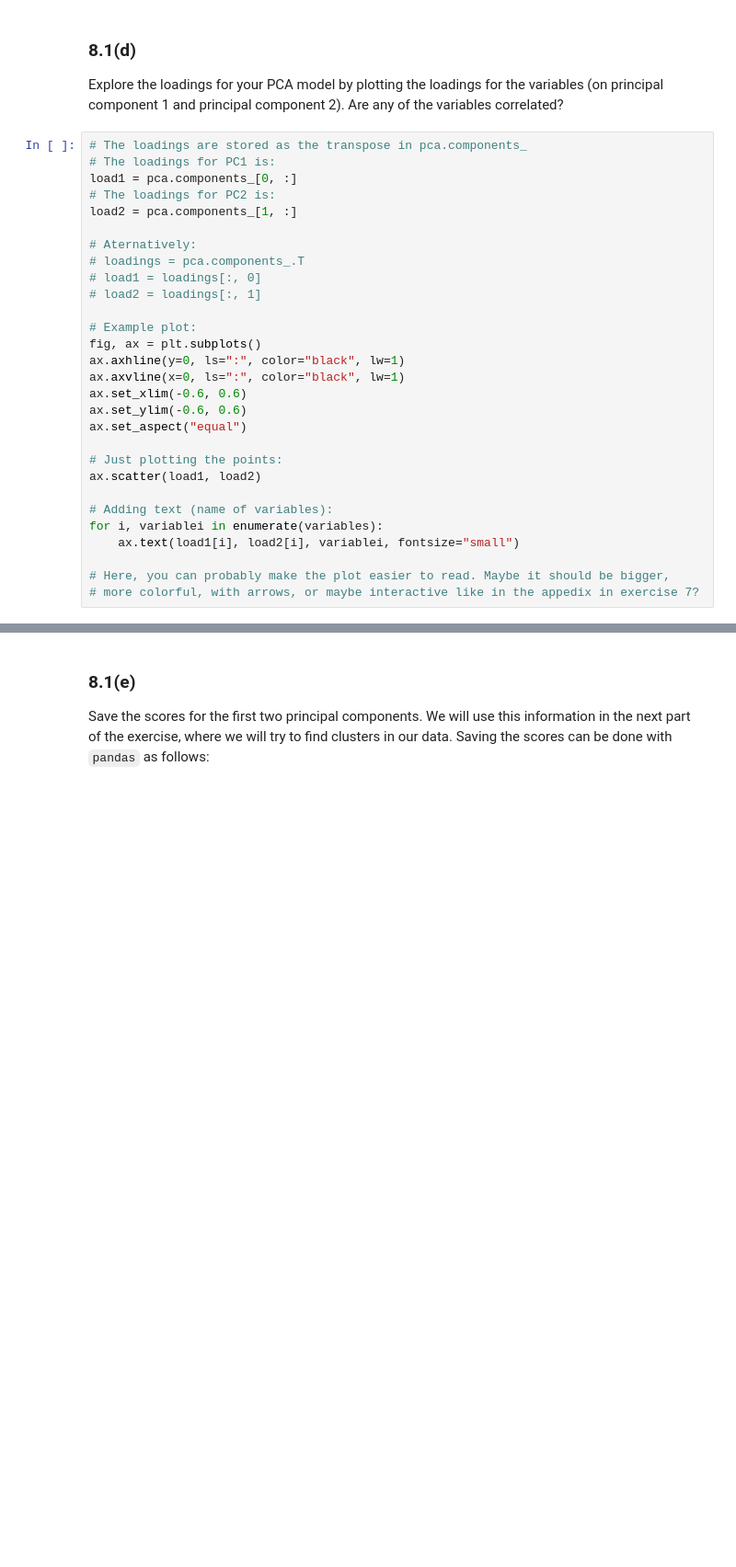
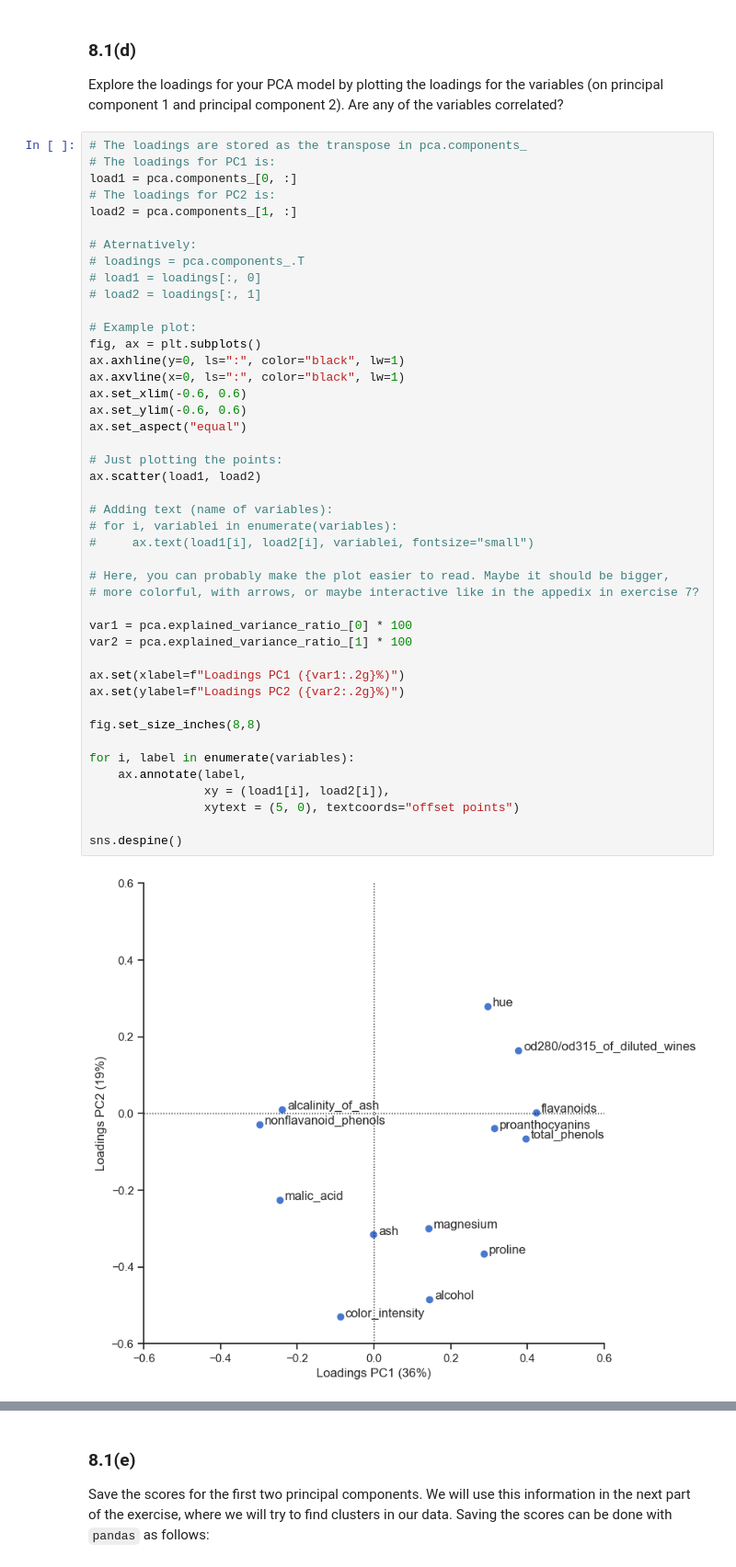
Before and after one commit to joachsob/chemometrics, a Jupyter notebook: exercises/08_Exercise_Set_8.ipynb, the cells around one changed output, grey strips where cells are left out. Shown at 92% size. Cells and saved outputs as stored; diff of their text form; blank space fills up the shorter version.

```diff
--- a/exercises/08_Exercise_Set_8.ipynb
+++ b/exercises/08_Exercise_Set_8.ipynb
@@ -253,29 +293,46 @@ principal component 2). Are any of the variables correlated?
 # %%
 # The loadings are stored as the transpose in pca.components_
 # The loadings for PC1 is:
 load1 = pca.components_[0, :]
 # The loadings for PC2 is:
 load2 = pca.components_[1, :]
 
 # Aternatively:
 # loadings = pca.components_.T
 # load1 = loadings[:, 0]
 # load2 = loadings[:, 1]
 
 # Example plot:
 fig, ax = plt.subplots()
 ax.axhline(y=0, ls=":", color="black", lw=1)
 ax.axvline(x=0, ls=":", color="black", lw=1)
 ax.set_xlim(-0.6, 0.6)
 ax.set_ylim(-0.6, 0.6)
 ax.set_aspect("equal")
 
 # Just plotting the points:
 ax.scatter(load1, load2)
 
 # Adding text (name of variables):
-for i, variablei in enumerate(variables):
-    ax.text(load1[i], load2[i], variablei, fontsize="small")
+# for i, variablei in enumerate(variables):
+#     ax.text(load1[i], load2[i], variablei, fontsize="small")
 
 # Here, you can probably make the plot easier to read. Maybe it should be bigger,
 # more colorful, with arrows, or maybe interactive like in the appedix in exercise 7?
+
+var1 = pca.explained_variance_ratio_[0] * 100
+var2 = pca.explained_variance_ratio_[1] * 100
+
+ax.set(xlabel=f"Loadings PC1 ({var1:.2g}%)")
+ax.set(ylabel=f"Loadings PC2 ({var2:.2g}%)")
+
+fig.set_size_inches(8,8)
+
+for i, label in enumerate(variables):
+    ax.annotate(label,
+                xy = (load1[i], load2[i]),
+                xytext = (5, 0), textcoords="offset points")
+
+sns.despine()
+# %% [output]
+[figure, added]
```
Also changed, not shown: parts of 18 cells of this notebook, 3 other files.
